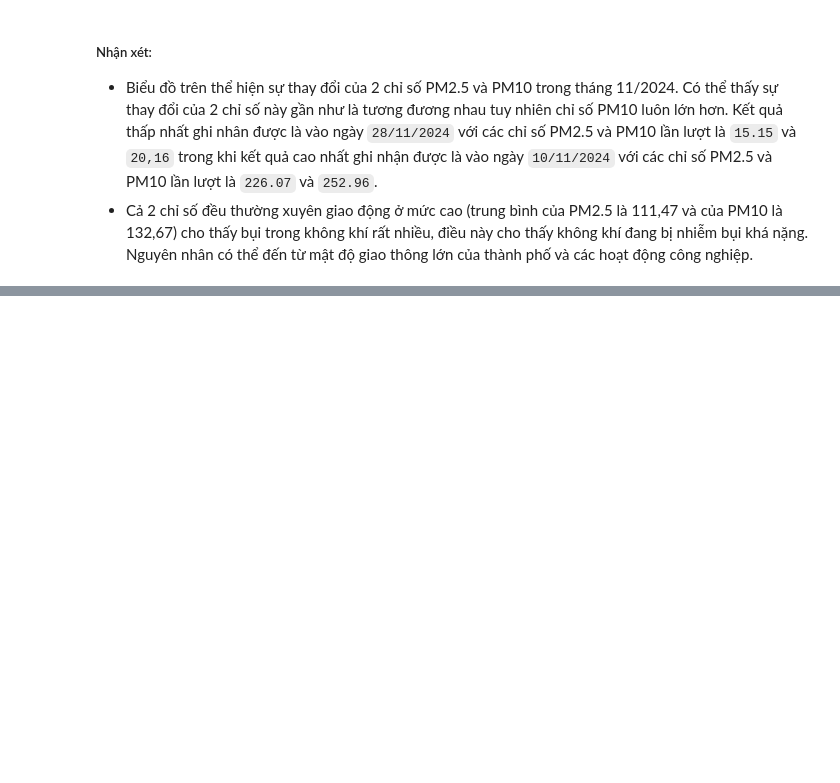
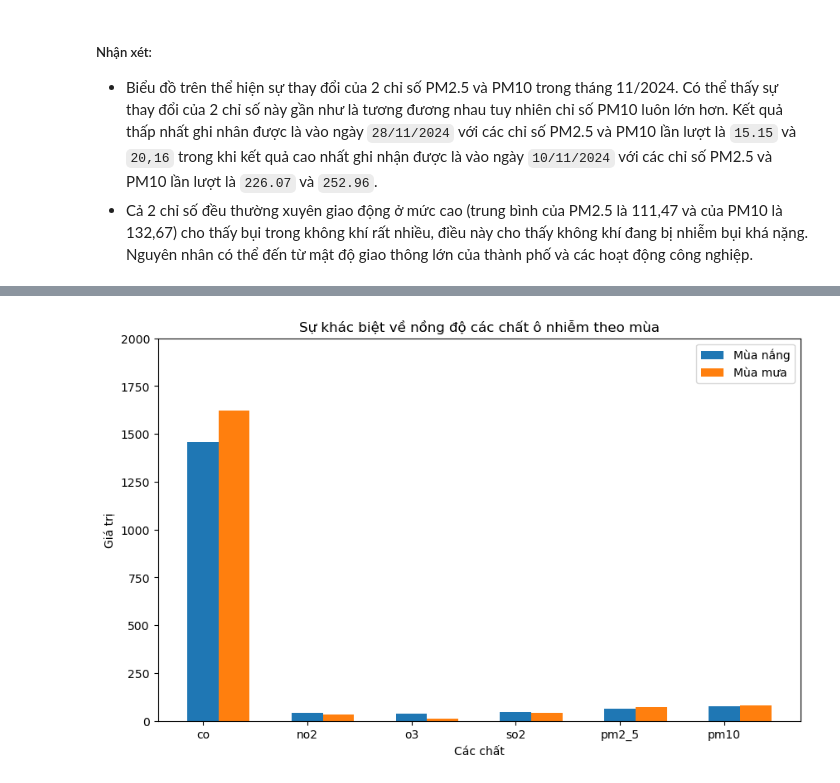
Before and after one commit to asde3458/NMKHDL, a Jupyter notebook: Notebooks/Making question.ipynb, the cells around one changed output, grey strips where cells are left out. Cells and saved outputs as stored; diff of their text form; code cells hidden in the pictures; blank space fills up the shorter version.

```diff
--- a/Notebooks/Making question.ipynb
+++ b/Notebooks/Making question.ipynb
@@ -138,0 +143,12 @@ plt.show()
+# %%
+# Lấy dữ liệu năm 2021
+temp_df = cleaned_df[cleaned_df['dt'].dt.year == 2023]
+
+# Tạo cột 'season' để phân loại thành mùa nắng và mùa mưa dựa trên tháng
+temp_df['season'] = 'Mùa nắng'
+temp_df.loc[temp_df['dt'].dt.month.isin([5, 6, 7, 8, 9, 10]), 'season'] = 'Mùa mưa'
+
+# Tính trung bình theo từng tháng trong mùa nắng và mùa mưa
+season_avg_df = temp_df.groupby('season')[['co', 'no2', 'o3', 'so2', 'pm2_5', 'pm10']].mean()
+
+season_avg_df
@@ -138,0 +165,29 @@ plt.show()
+# %%
+# Vẽ biểu đồ Grouped Bar Plot
+plt.figure(figsize=(10, 6))
+
+# Chuyển vị dữ liệu để dễ thao tác
+season_avg_df_transposed = season_avg_df.T
+
+x = range(len(season_avg_df_transposed.index))  # Đặt vị trí trục x
+width = 0.3  # Đặt độ rộng của bar
+
+sunny_values = season_avg_df_transposed['Mùa nắng'].tolist()  # Lấy giá trị của mùa nắng
+rainy_values = season_avg_df_transposed['Mùa mưa'].tolist()  # Lấy giá trị của mùa mưa
+
+plt.bar(x, sunny_values, width, label='Mùa nắng')  # Vẽ bar chart cho mùa nắng
+plt.bar([i + width for i in x], rainy_values, width, label='Mùa mưa') # Vẽ bar chart cho mùa mưa
+
+plt.ylim(0, 2000) # Giới hạn trục y
+plt.xticks(x, season_avg_df_transposed.index)  # Đặt ticks cho trục x
+
+# Đặt các thông tin cho biểu đồ
+plt.xlabel('Các chất')
+plt.ylabel('Giá trị')
+plt.title('Sự khác biệt về nồng độ các chất ô nhiễm theo mùa')
+plt.legend() # Thêm chú thích
+
+# Hiển thị biểu đồ
+plt.show()
+# %% [output]
+[figure, added]
```
Also changed, not shown: parts of 19 cells of this notebook.
